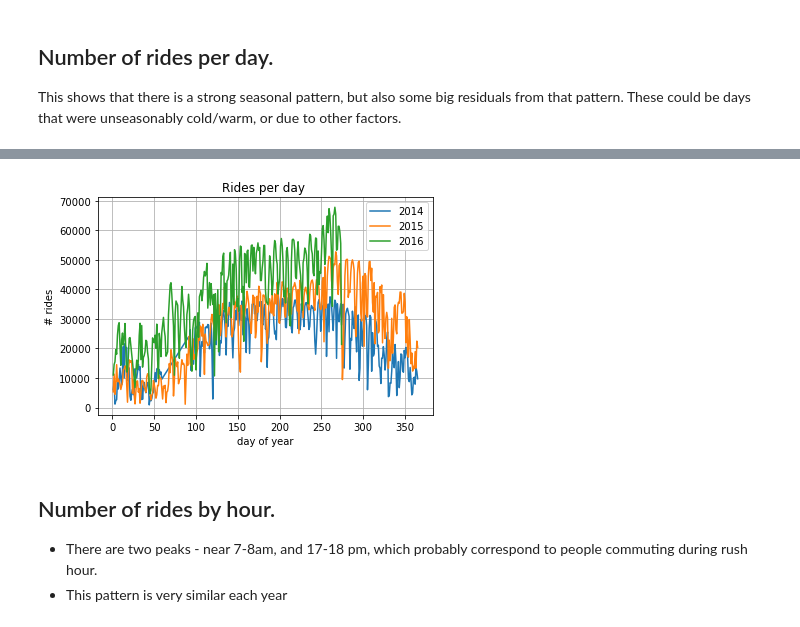
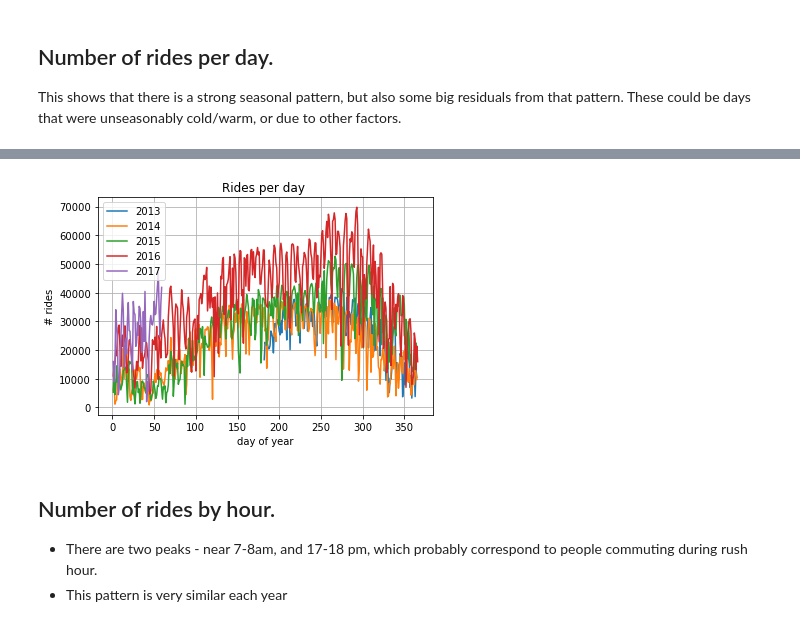
Before and after one commit to andypicke/Springboard_DataScience, a Jupyter notebook: Capstone_1/citibike_EDA.ipynb, the cells around one changed output, grey strips where cells are left out. Cells and saved outputs as stored; diff of their text form; code cells hidden in the pictures.

```diff
--- a/Capstone_1/citibike_EDA.ipynb
+++ b/Capstone_1/citibike_EDA.ipynb
@@ -70,19 +128,19 @@ plt.title('Rides per day in ' + str(year))
 # %%
 # for all years
-years = [2013, 2014, 2015, 2016]
+years = [2013, 2014, 2015, 2016, 2017]
 query = ('SELECT yday, count(*) as num_rides FROM rides WHERE year=? GROUP BY yday')
 
 for year in years:
     df = pd.read_sql_query(query, con, params=[year] )
     plt.plot(df.yday, df.num_rides, label=str(year) )
 
 plt.grid()
 plt.xlabel('day of year')
 plt.ylabel('# rides')
 plt.title('Rides per day ')
 plt.legend();
 # %% [output]
-[figure, old version]
+[figure, new version]
 # %% [markdown]
 ## Number of rides by hour.
 - There are two peaks - near 7-8am, and 17-18 pm, which probably correspond to people commuting during rush hour.
```
Also changed, not shown: parts of 53 cells of this notebook.
